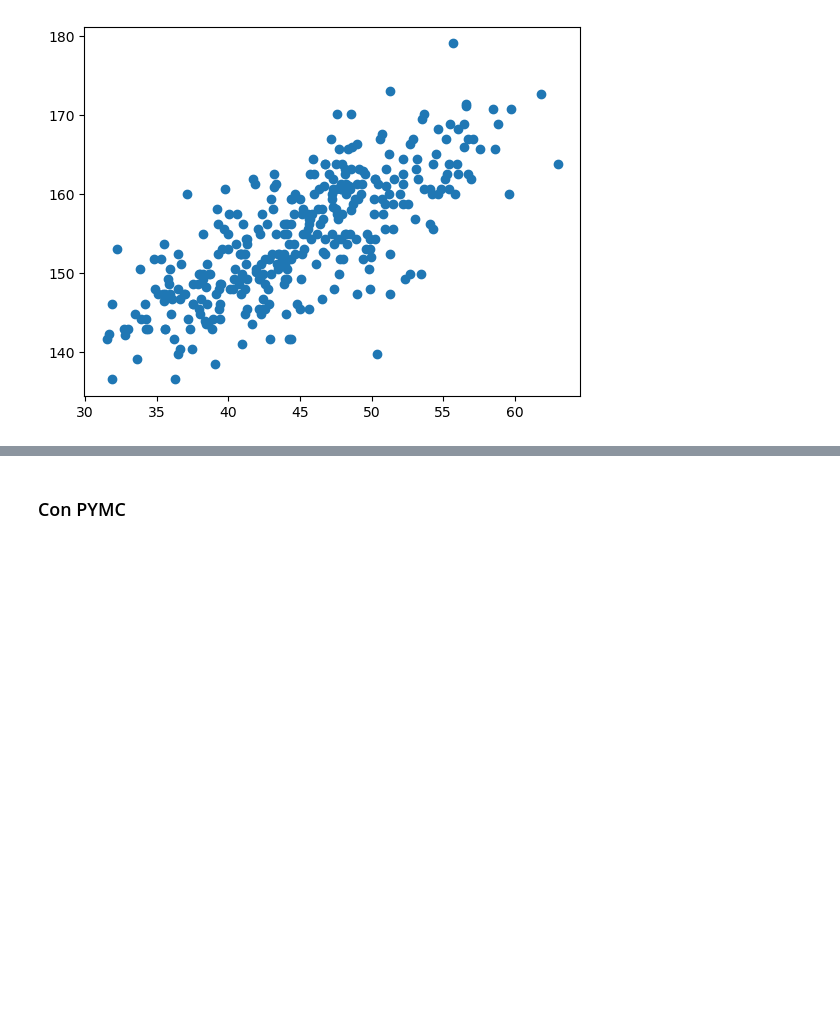
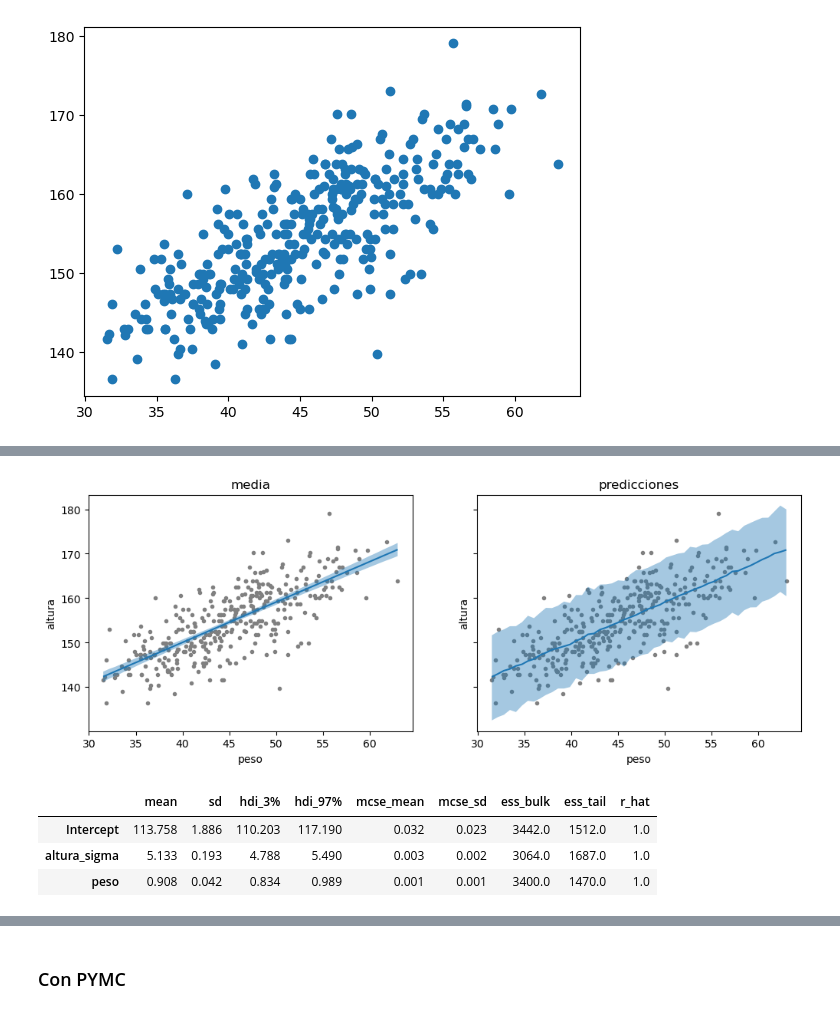
Before and after one commit to ulrich-marcelo/estadistica_e_inferencia_II, a Jupyter notebook: 05_GLMS_Ulrich.ipynb, the cells around one changed output, grey strips where cells are left out. Cells and saved outputs as stored; diff of their text form; code cells hidden in the pictures; blank space fills up the shorter version.

```diff
--- a/05_GLMS_Ulrich.ipynb
+++ b/05_GLMS_Ulrich.ipynb
@@ -80,0 +83,2 @@ plt.scatter(x_3,y_3)
+# %%
+modelo = bmb.Model('altura ~ peso', howell_sin_menores)
@@ -80,0 +90,2 @@ plt.scatter(x_3,y_3)
+# %%
+idata = modelo.fit()
@@ -80,0 +102,18 @@ plt.scatter(x_3,y_3)
+# %%
+_, axes = plt.subplots(1, 2, sharey=True, figsize=(12, 4))
+bmb.interpret.plot_predictions(modelo, idata, "peso", ax=axes[0])
+bmb.interpret.plot_predictions(modelo, idata, "peso", pps=True, ax=axes[1])
+
+axes[0].plot(howell_sin_menores.peso, howell_sin_menores.altura, ".", color="0.5",  zorder=-3)
+axes[1].plot(howell_sin_menores.peso, howell_sin_menores.altura, ".", color="0.5", zorder=-3)
+axes[0].set_title("media")
+axes[1].set_title("predicciones");
+# %% [output]
+[figure, added]
+# %%
+az.summary(idata)
+# %% [output]
+|  | mean | sd | hdi_3% | hdi_97% | mcse_mean | mcse_sd | ess_bulk | ess_tail | r_hat |
+| Intercept | 113.758 | 1.886 | 110.203 | 117.190 | 0.032 | 0.023 | 3442.0 | 1512.0 | 1.0 |
+| altura_sigma | 5.133 | 0.193 | 4.788 | 5.490 | 0.003 | 0.002 | 3064.0 | 1687.0 | 1.0 |
+| peso | 0.908 | 0.042 | 0.834 | 0.989 | 0.001 | 0.001 | 3400.0 | 1470.0 | 1.0 |
```
Also changed, not shown: parts of 47 cells of this notebook, 4 other files.
